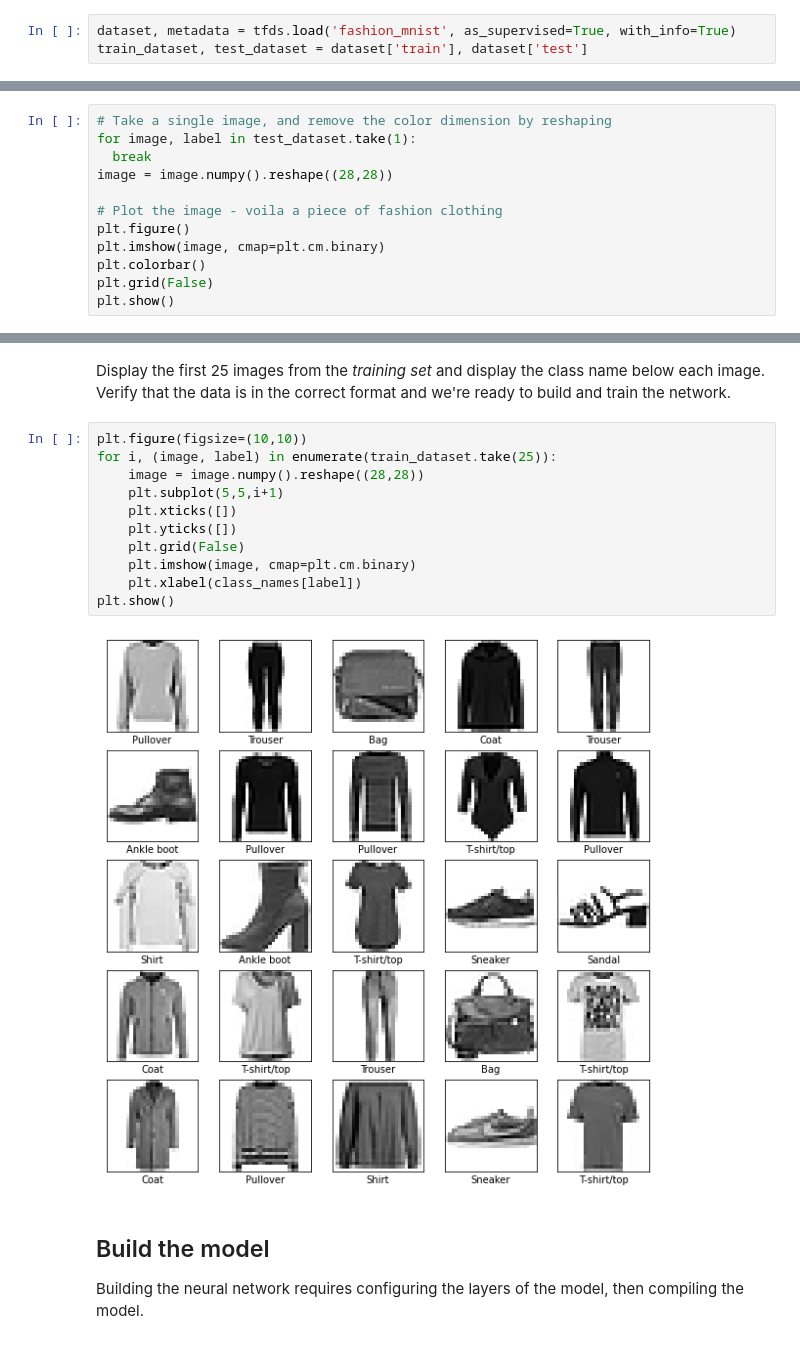
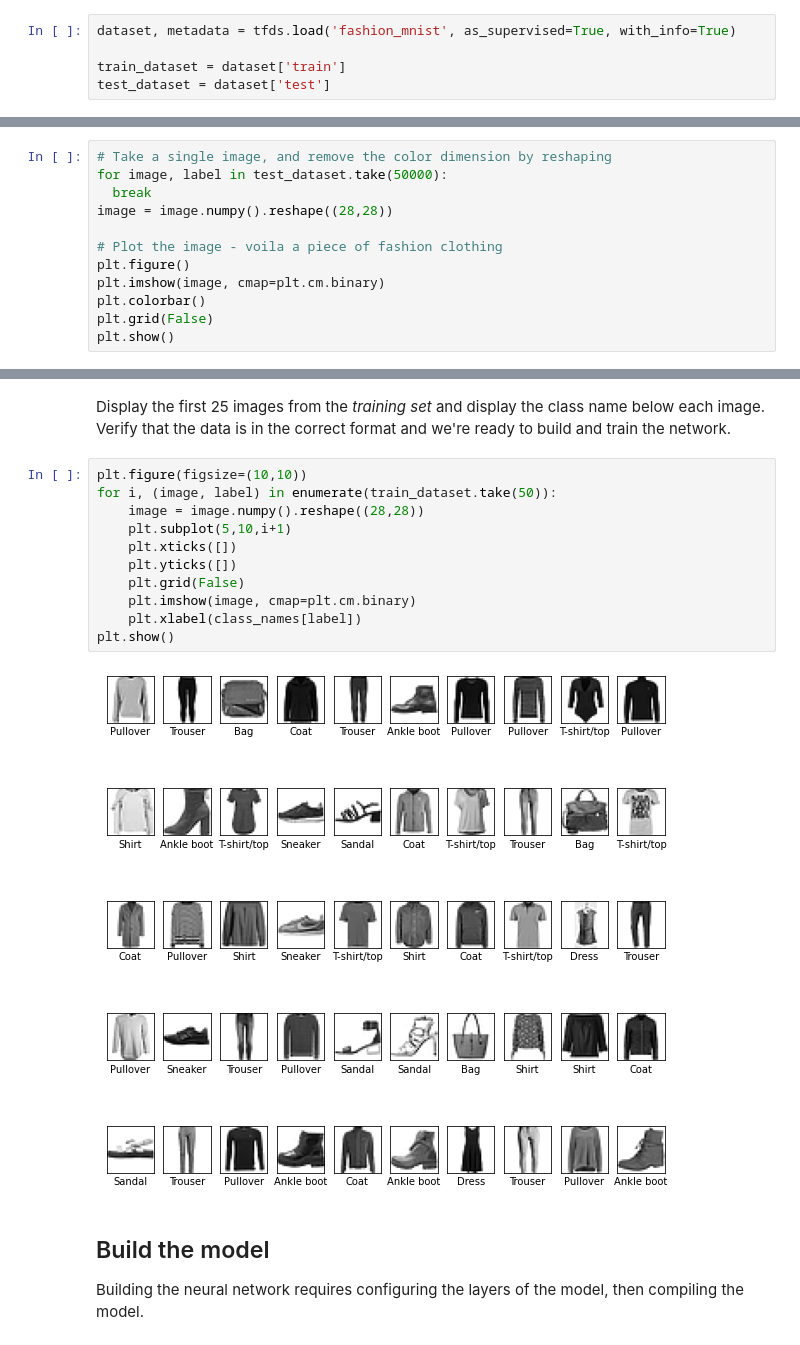
Before and after one commit to hasanjamshaid/mlcrashcourse, a Jupyter notebook: courses/udacity_intro_to_tensorflow_for_deep_learning/l03c01_classifying_images_of_clothing.ipynb, the cells around one changed output, grey strips where cells are left out. Drawn from its saved outputs; the diff is of its cells as text.

```diff
--- a/courses/udacity_intro_to_tensorflow_for_deep_learning/l03c01_classifying_images_of_clothing.ipynb
+++ b/courses/udacity_intro_to_tensorflow_for_deep_learning/l03c01_classifying_images_of_clothing.ipynb
@@ -112,4 +114,6 @@ This guide uses Fashion MNIST for variety, and because it's a slightly more chal
 We will use 60,000 images to train the network and 10,000 images to evaluate how accurately the network learned to classify images. You can access the Fashion MNIST directly from TensorFlow, using the [Datasets](https://www.tensorflow.org/datasets) API:
 # %%
 dataset, metadata = tfds.load('fashion_mnist', as_supervised=True, with_info=True)
-train_dataset, test_dataset = dataset['train'], dataset['test']
+
+train_dataset = dataset['train']
+test_dataset = dataset['test']
@@ -214,7 +235,7 @@ test_dataset  =  test_dataset.cache()
 Let's plot an image to see what it looks like.
 # %%
 # Take a single image, and remove the color dimension by reshaping
-for image, label in test_dataset.take(1):
+for image, label in test_dataset.take(50000):
   break
 image = image.numpy().reshape((28,28))
 
@@ -230,17 +251,17 @@ plt.show()
 Display the first 25 images from the *training set* and display the class name below each image. Verify that the data is in the correct format and we're ready to build and train the network.
 # %%
 plt.figure(figsize=(10,10))
-for i, (image, label) in enumerate(train_dataset.take(25)):
+for i, (image, label) in enumerate(train_dataset.take(50)):
     image = image.numpy().reshape((28,28))
-    plt.subplot(5,5,i+1)
+    plt.subplot(5,10,i+1)
     plt.xticks([])
     plt.yticks([])
     plt.grid(False)
     plt.imshow(image, cmap=plt.cm.binary)
     plt.xlabel(class_names[label])
 plt.show()
 # %% [output]
-[figure, old version]
+[figure, new version]
 # %% [markdown]
 ## Build the model
 
```
Also changed, not shown: parts of 14 cells of this notebook.
